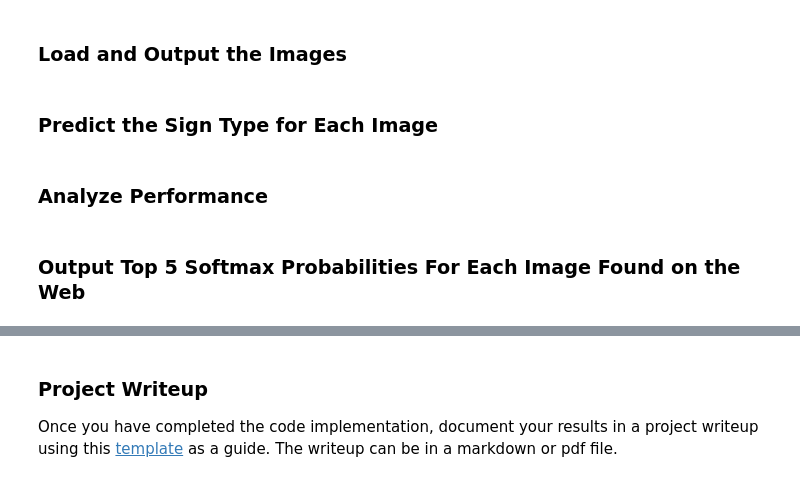
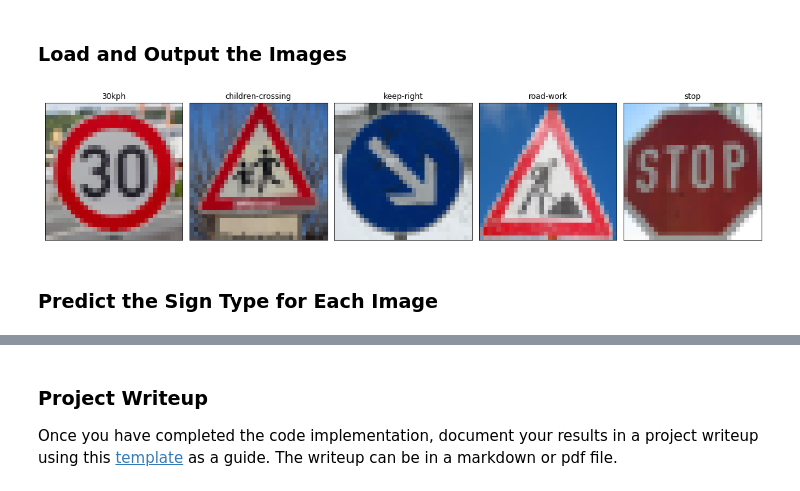
Before and after one commit to JohnGee96/CarND-Traffic-Sign-Classifier, a Jupyter notebook: Traffic_Sign_Classifier.ipynb, the cells around one changed output, grey strips where cells are left out. Drawn from its saved outputs; the diff is of its cells as text; code cells hidden in the pictures.

```diff
--- a/Traffic_Sign_Classifier.ipynb
+++ b/Traffic_Sign_Classifier.ipynb
@@ -440,2 +441,26 @@ You may find `signnames.csv` useful as it contains mappings from the class id (i
+# %%
+### Load the images and plot them here.
+### Feel free to use as many code cells as needed.
+import matplotlib.image as mpimg
+import cv2
+
+downloaded_img_names = ['30kph','children-crossing','keep-right','road-work','stop']
+X_download = []
+for name in downloaded_img_names:
+    filepath = './downloaded_img/' + name + '.jpg'
+    image = (mpimg.imread(filepath))
+    X_download.append(cv2.resize(image, (32,32), interpolation=cv2.INTER_AREA))
+
+
+fig, axes = plt.subplots(1, 5, figsize=(20, 13), subplot_kw={'xticks': [], 'yticks': []})
+fig.subplots_adjust(hspace=0.3, wspace=0.05)
+
+for ax, i in zip(axes.flat, range(5)):
+    ax.imshow(X_download[i])
+    ax.set_title(downloaded_img_names[i])
+
+plt.show()
+# %% [output]
+[figure, added]
 # %% [markdown]
 ### Predict the Sign Type for Each Image
@@ -446,2 +466,0 @@ You may find `signnames.csv` useful as it contains mappings from the class id (i
-# %% [markdown]
-### Analyze Performance
@@ -451,2 +466,0 @@ You may find `signnames.csv` useful as it contains mappings from the class id (i
-# %% [markdown]
-### Output Top 5 Softmax Probabilities For Each Image Found on the Web
```
Also changed, not shown: parts of 15 cells of this notebook, 6 other files.
